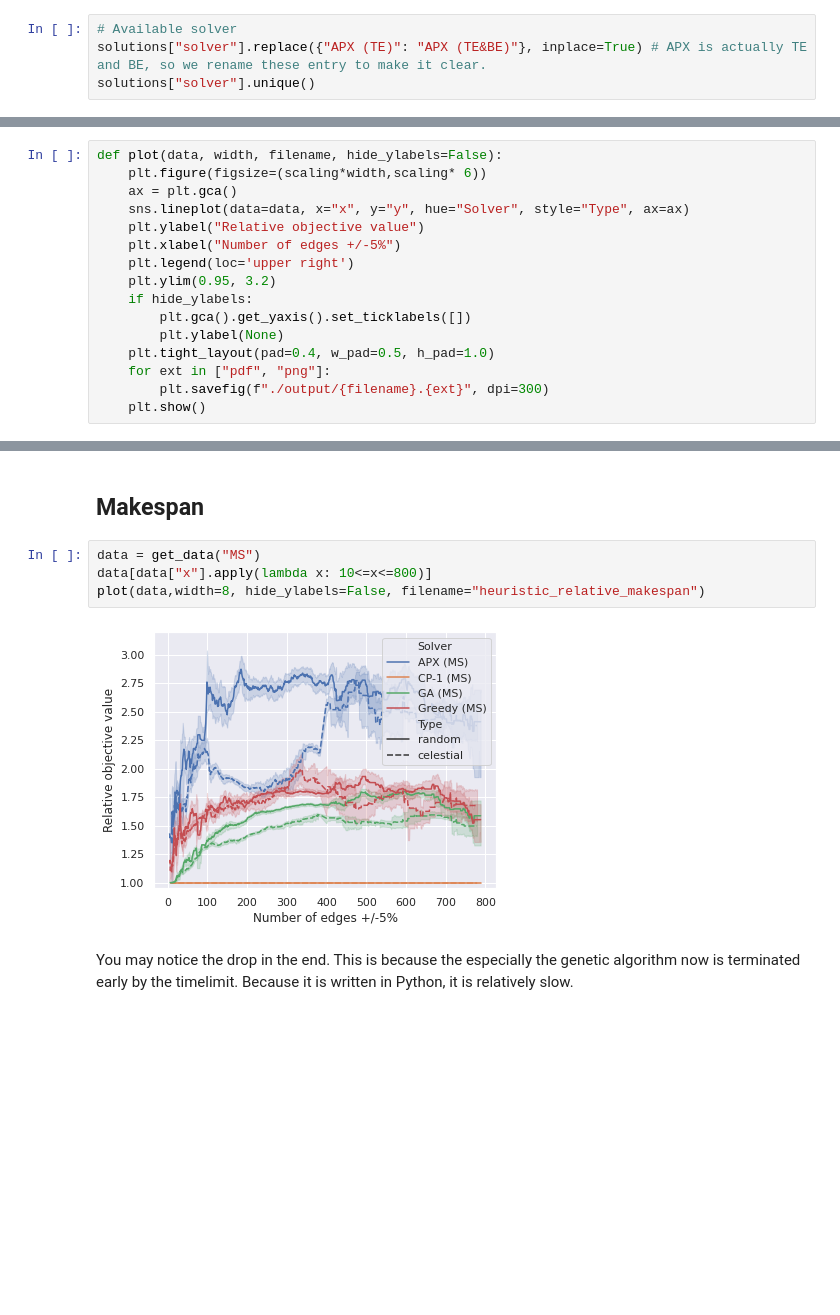
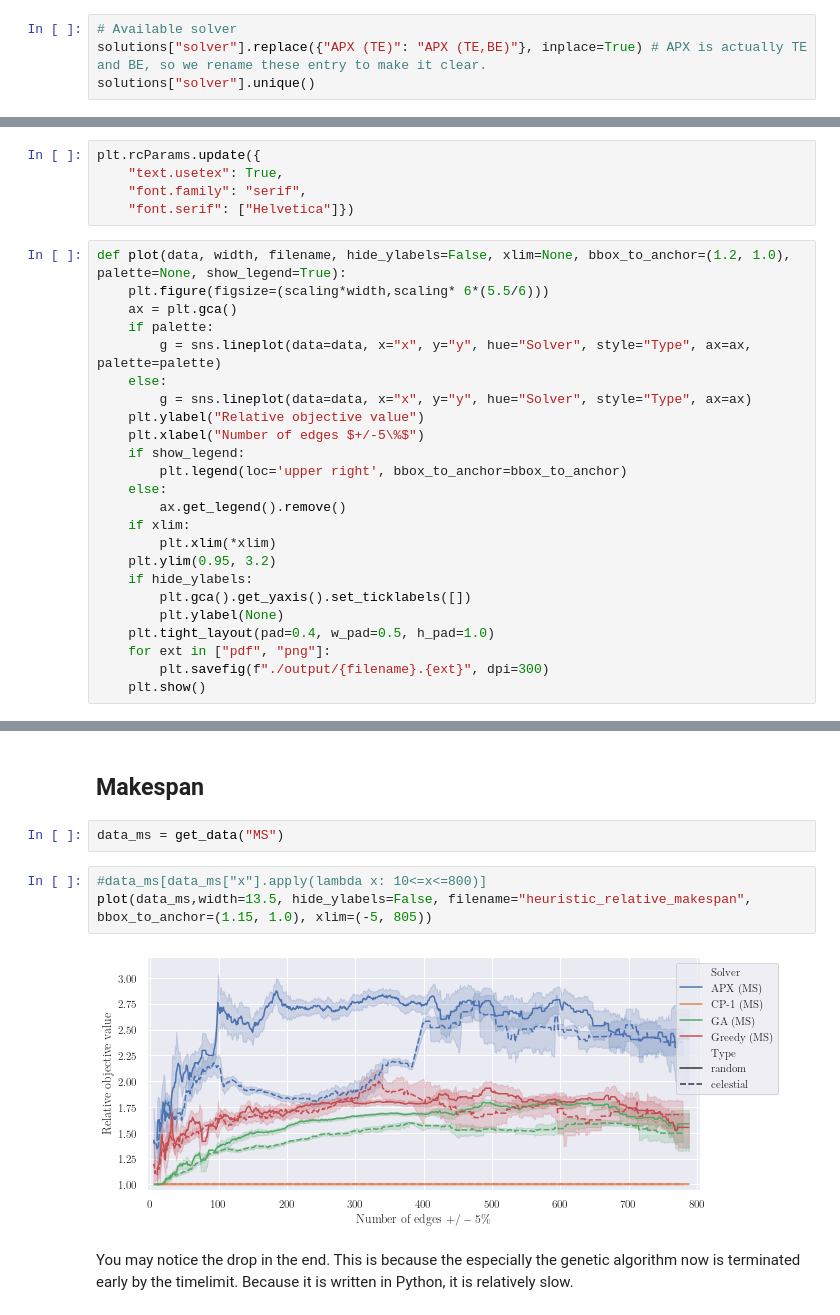
Before and after one commit to ahillbs/minimum_scan_cover, a Jupyter notebook: notebooks/02_heuristics.ipynb, the cells around one changed output, grey strips where cells are left out. Drawn from its saved outputs; the diff is of its cells as text; blank space fills up the shorter version.

```diff
--- a/notebooks/02_heuristics.ipynb
+++ b/notebooks/02_heuristics.ipynb
@@ -75,6 +75,6 @@ solutions.sample(10)
 # %%
 # Available solver
-solutions["solver"].replace({"APX (TE)": "APX (TE&BE)"}, inplace=True) # APX is actually TE and BE, so we rename these entry to make it clear.
+solutions["solver"].replace({"APX (TE)": "APX (TE,BE)"}, inplace=True) # APX is actually TE and BE, so we rename these entry to make it clear.
 solutions["solver"].unique()
 # %% [output]
 array(['Greedy (TE)', 'MIP-3 (TE)', 'CP-2 (TE)', 'MIP-1 (TE)',
@@ -229,14 +229,27 @@ We plot the plots side by side so only the first plot gets y-labels to save spac
 For this, we of course had to fix the y-range.
 
 ![aligned plots](static/aligned_heuristic.png)
+# %%
+plt.rcParams.update({
+    "text.usetex": True,
+    "font.family": "serif",
+    "font.serif": ["Helvetica"]})
 # %%
-def plot(data, width, filename, hide_ylabels=False):
-    plt.figure(figsize=(scaling*width,scaling* 6))
+def plot(data, width, filename, hide_ylabels=False, xlim=None, bbox_to_anchor=(1.2, 1.0), palette=None, show_legend=True):
+    plt.figure(figsize=(scaling*width,scaling* 6*(5.5/6)))
     ax = plt.gca()
-    sns.lineplot(data=data, x="x", y="y", hue="Solver", style="Type", ax=ax)
+    if palette:
+        g = sns.lineplot(data=data, x="x", y="y", hue="Solver", style="Type", ax=ax, palette=palette)
+    else:
+        g = sns.lineplot(data=data, x="x", y="y", hue="Solver", style="Type", ax=ax)
     plt.ylabel("Relative objective value")
-    plt.xlabel("Number of edges +/-5%")
-    plt.legend(loc='upper right')
+    plt.xlabel("Number of edges $+/-5\%$")
+    if show_legend:
+        plt.legend(loc='upper right', bbox_to_anchor=bbox_to_anchor)
+    else:
+        ax.get_legend().remove()
+    if xlim:
+        plt.xlim(*xlim)
     plt.ylim(0.95, 3.2)
     if hide_ylabels:
         plt.gca().get_yaxis().set_ticklabels([])
@@ -263,12 +276,13 @@ def get_data(obj):
     return data
 # %% [markdown]
 ## Makespan
+# %%
+data_ms = get_data("MS")
 # %%
-data = get_data("MS")
-data[data["x"].apply(lambda x: 10<=x<=800)]
-plot(data,width=8, hide_ylabels=False, filename="heuristic_relative_makespan")
+#data_ms[data_ms["x"].apply(lambda x: 10<=x<=800)]
+plot(data_ms,width=13.5, hide_ylabels=False, filename="heuristic_relative_makespan", bbox_to_anchor=(1.15, 1.0), xlim=(-5, 805))
 # %% [output]
-[figure, old version]
+[figure, new version]
 # %% [markdown]
 You may notice the drop in the end. This is because the especially the genetic algorithm now is terminated early by the timelimit. Because it is written in Python, it is relatively slow.
 # %% [markdown]
```
Also changed, not shown: parts of 16 cells of this notebook, 7 other files.
